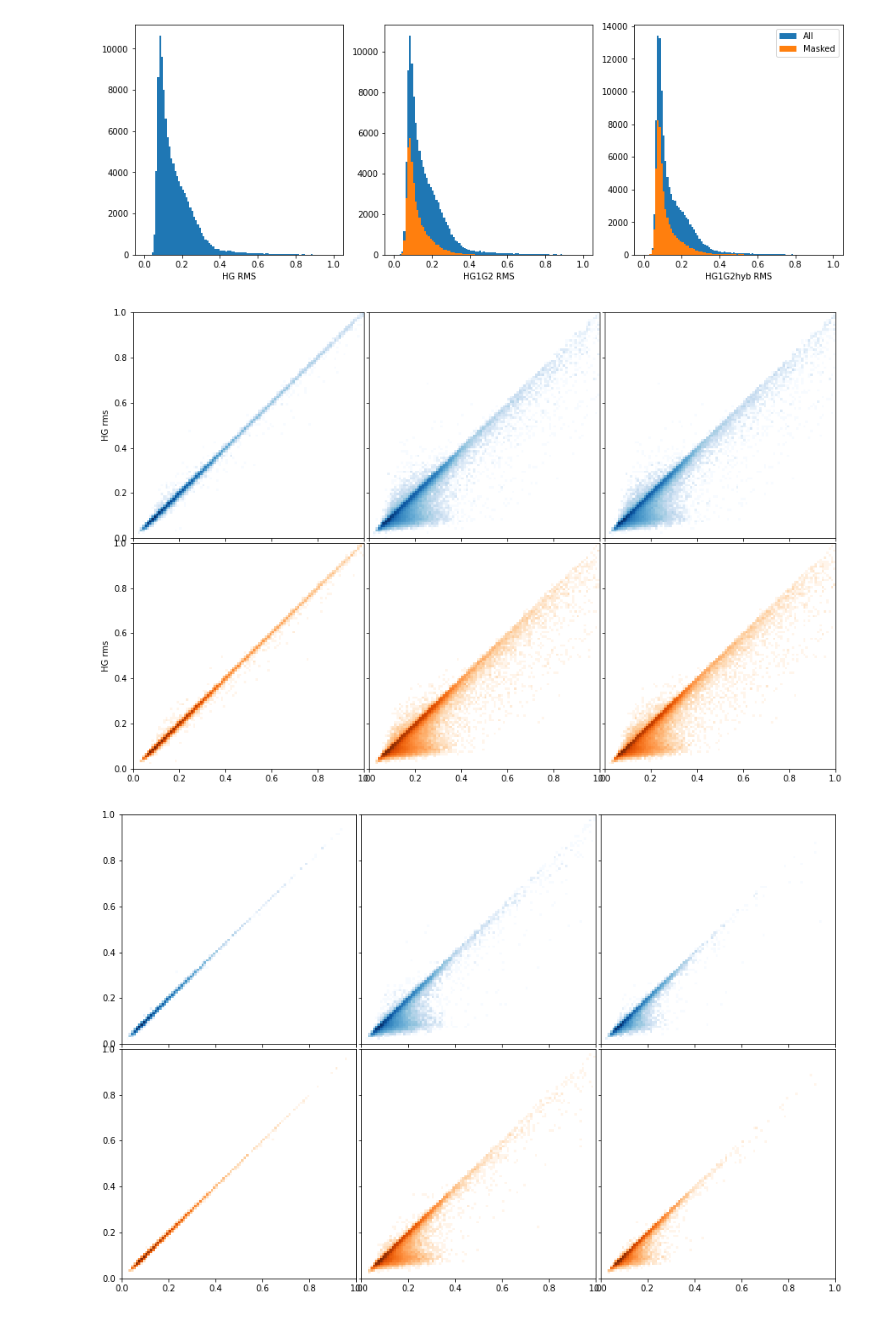
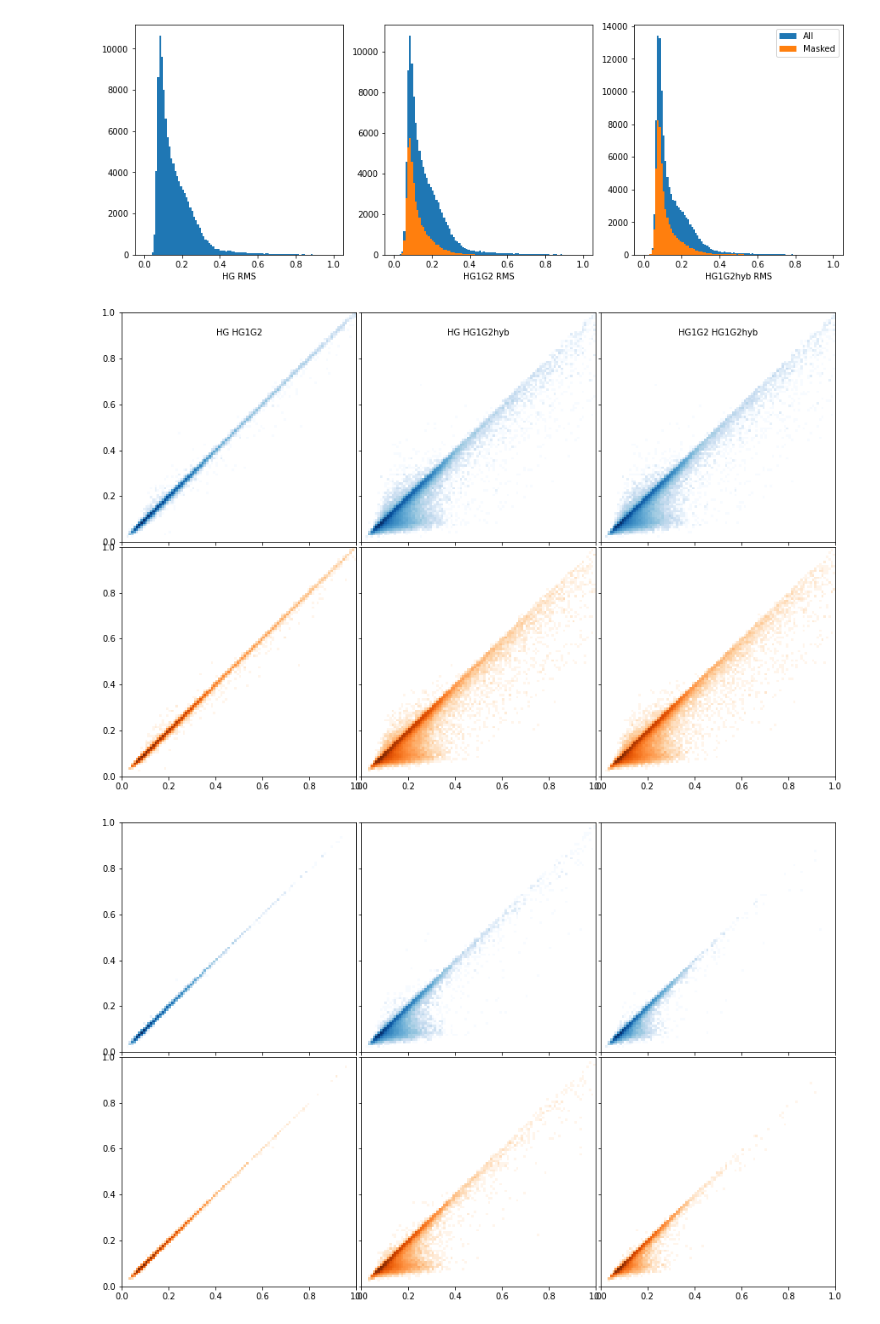
Before and after one commit to astrolabsoftware/fink-tutorials, a Jupyter notebook: sso/spins/2_compare_models.ipynb, the cells around one changed output. Saved outputs shown, nothing was run; the diff lists cells and outputs as text; code cells hidden in the pictures.

```diff
--- a/sso/spins/2_compare_models.ipynb
+++ b/sso/spins/2_compare_models.ipynb
@@ -891,9 +891,9 @@ ax[1,1].hist2d( data.HG1G2_G2_r, data.HG1G2hyb_G2_r, density=True, range=[r,r],
 ax[1,2].hist2d( data.HG1G2_G2_g[mm], data.HG1G2hyb_G2_g[mm], density=True, range=[r,r], bins=b, cmap='Blues', norm='log' )
 ax[1,3].hist2d( data.HG1G2_G2_r[mm], data.HG1G2hyb_G2_r[mm], density=True, range=[r,r], bins=b, cmap='Oranges', norm='log' )
 
-for a in ax[:,1:]:
+for a in ax[:,1:].ravel():
     a.set_yticklabels('')
-for a in ax[0,:]:
+for a in ax[0,:].ravel():
     a.set_xticklabels('')
 
 ax[0,0].set_ylabel('HG1G2 G1')
@@ -942,34 +942,41 @@ ax[0,0].hist2d( x, y, range=[r,r], bins=b, norm='log', cmap='Blues')
 x = data['HG_rms_r']
 y = data['HG1G2_rms_r']
 ax[1,0].hist2d( x, y, range=[r,r], bins=b, norm='log', cmap='Oranges')
 
 
 
 
 x = data['HG_rms_g']
 y = data['HG1G2hyb_rms_g']
 ax[0,1].hist2d( x, y, range=[r,r], bins=b, norm='log', cmap='Blues')
 
 x = data['HG_rms_r']
 y = data['HG1G2hyb_rms_r']
 ax[1,1].hist2d( x, y, range=[r,r], bins=b, norm='log', cmap='Oranges')
 
 
 
+
 x = data['HG1G2_rms_g']
 y = data['HG1G2hyb_rms_g']
 ax[0,2].hist2d( x, y, range=[r,r], bins=b, norm='log', cmap='Blues')
 
 x = data['HG1G2_rms_r']
 y = data['HG1G2hyb_rms_r']
 ax[1,2].hist2d( x, y, range=[r,r], bins=b, norm='log', cmap='Oranges')
 
+
+ax[0,0].text( 0.5, 0.9, 'HG HG1G2', ha='center')
+ax[0,1].text( 0.5, 0.9, 'HG HG1G2hyb', ha='center')
+ax[0,2].text( 0.5, 0.9, 'HG1G2 HG1G2hyb', ha='center')
+
+
 for a in ax[:,1:].ravel():
     a.set_yticklabels('')
 for a in ax[0,:].ravel():
     a.set_xticklabels('')
 # %% [output]
-[figure, old version]
+[figure, new version]
 # %%
 fig, ax = plt.subplots(2, 3, figsize=(15,10), gridspec_kw={'hspace':0.02, 'wspace':0.02})
 
```
Also changed, not shown: parts of 2 cells of this notebook, 1 other file.
